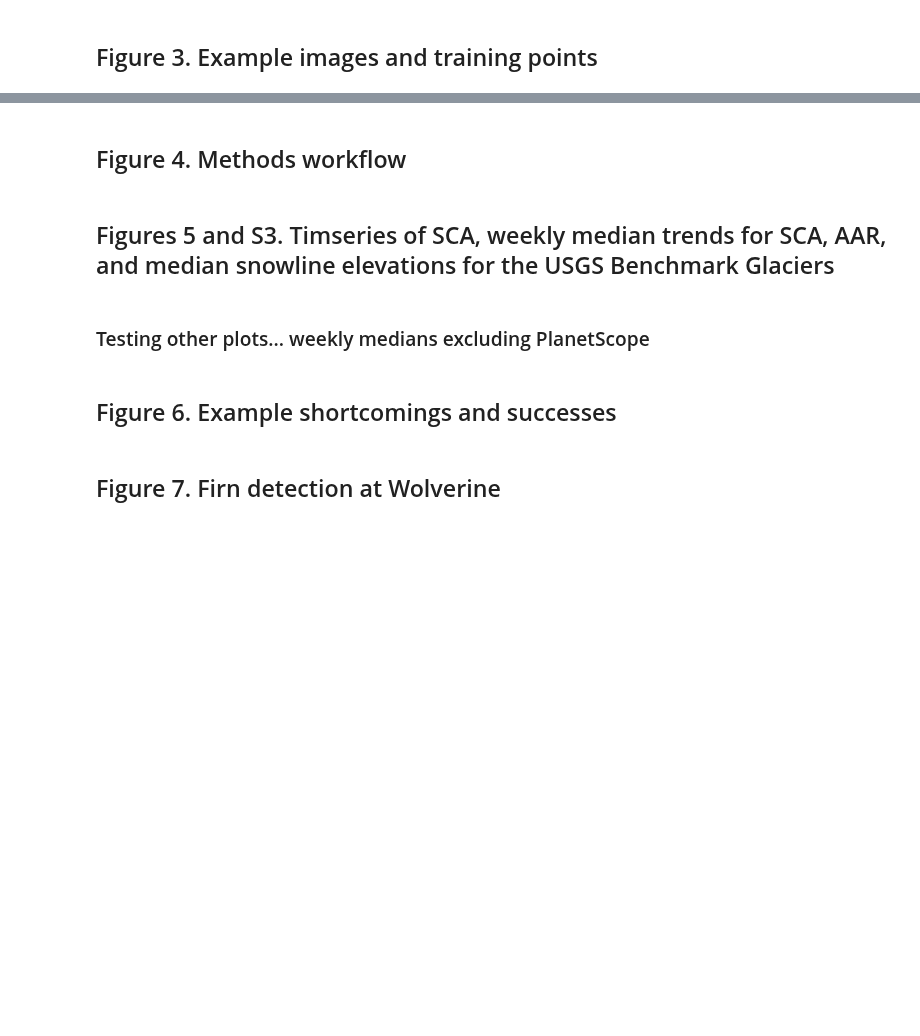
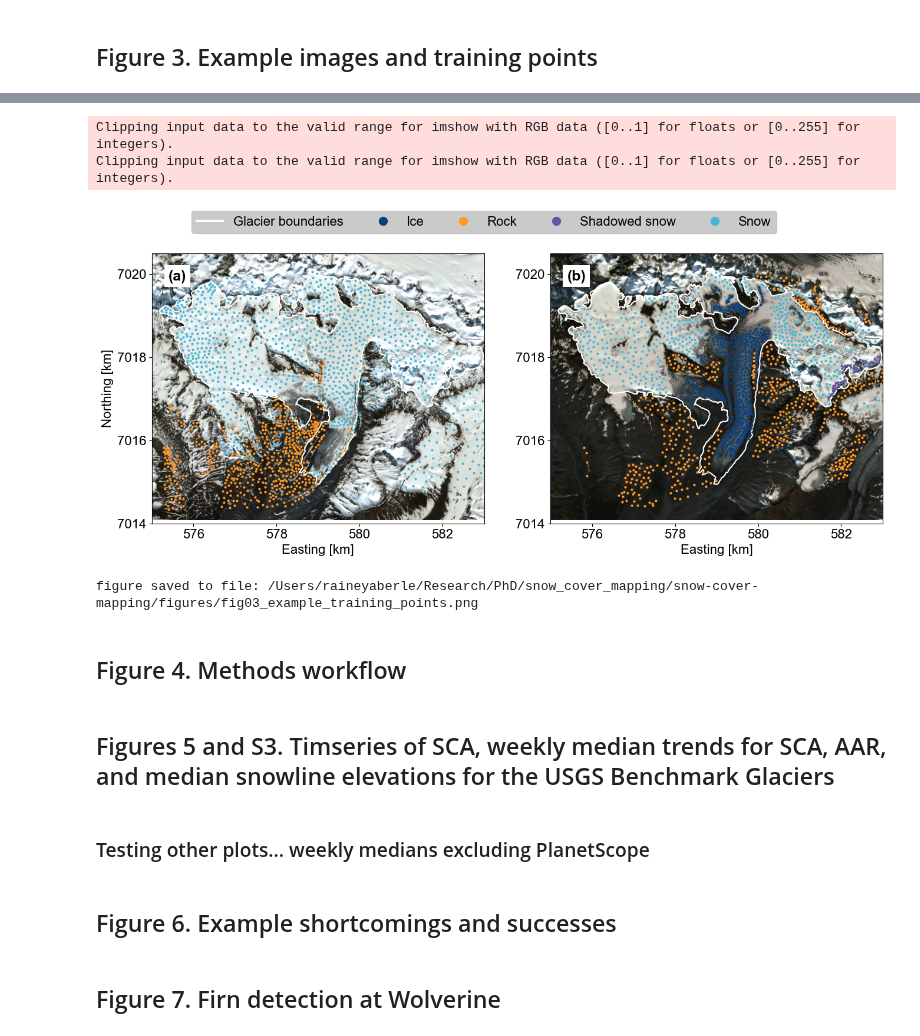
Before and after one commit to RaineyAbe/glacier-snow-cover-mapping, a Jupyter notebook: notebooks/make_figures.ipynb, the cells around one changed output, grey strips where cells are left out. Drawn from its saved outputs; the diff is of its cells as text; code cells hidden in the pictures; blank space fills up the shorter version.

```diff
--- a/notebooks/make_figures.ipynb
+++ b/notebooks/make_figures.ipynb
@@ -511,19 +565,10 @@ if save_figures:
 # %%
 from shapely.geometry import Polygon, MultiPolygon
 
-data_path = '/Users/raineyaberle/Google Drive/My Drive/Research/PhD/snow_cover_mapping/manually-classified-points/Sentinel-2/'
-im_dates = ['20210615', '20210802']
+# define path to manually classified points
 site_name = 'Gulkana'
-
-# load glacier outlines from file
-study_sites_path = '/Users/raineyaberle/Google Drive/My Drive/Research/CryoGARS-Glaciology/Advising/student-research/Alexandra-Friel/snow_cover_mapping_application/study-sites/'
-AOI_fn = study_sites_path + 'Gulkana/AOIs/Gulkana_USGS_glacier_outline_2021.shp'
-AOI = gpd.read_file(AOI_fn)
-AOI_color = 'w'
-
-# grab Sentinel-2_SR image file name
-os.chdir(data_path)
-im_fns = ['Gulkana_20210615T211519_20210615T211514_T06VWR.tif', 'Gulkana_20210802T212531_20210802T212655_T06VWR.tif']
+im_dates = ['20210615', '20210806']
+data_path = '/Volumes/LaCie/raineyaberle/Research/PhD/snow_cover_mapping/classified-points/'
 
 # set up figure
 fontsize = 16
@@ -532,19 +577,19 @@ fig, ax = plt.subplots(1, 2, figsize=(16,8))
 text_labels = ['(a)', '(b)']
 
 # iterate over images
-for i, (im_date, im_fn) in enumerate(zip(im_dates, im_fns)):
-    im = rxr.open_rasterio(im_fn)
+for i, (im_date, im) in enumerate(zip(im_dates, ims)):
+
     # grab CRS
     crs = im.rio.crs.to_epsg()
     im = im / 1e4
     AOI = AOI.to_crs(crs)
 
     # grab validation point names
-    data_pts_fns = sorted(glob.glob(site_name + '*' + im_date + '*.shp'))
+    data_pts_fns = sorted(glob.glob(os.path.join(data_path, site_name + '*' + im_date.replace('-', '') + '*.shp')))
 
     # Plot
     # RGB image
-    ax[i].imshow(np.dstack([im.data[3], im.data[2], im.data[1]]),
+    ax[i].imshow(np.dstack([im.B4.data[0] * 1e4, im.B3.data[0] * 1e4, im.B2.data[0] * 1e4]), #alpha=0.8,
                            extent=(np.min(im.x.data)/1e3, np.max(im.x.data)/1e3,
                                    np.min(im.y.data)/1e3, np.max(im.y.data)/1e3))
     # Glacier boundary
@@ -567,7 +612,11 @@ for i, (im_date, im_fn) in enumerate(zip(im_dates, im_fns)):
             color = colors_classified[0]
             label = 'Snow'
         elif 'snow-shadowed' in data_pts_fn:
-            color = colors_classified[1]
+            if i==0:
+                color = colors_classified[0]
+                data_pts = data_pts.iloc[np.arange(0, len(data_pts), step=2), :]
+            else:
+                color = colors_classified[1]
             label = 'Shadowed snow'
         elif 'ice' in data_pts_fn:
             color = colors_classified[2]
@@ -584,33 +633,38 @@ for i, (im_date, im_fn) in enumerate(zip(im_dates, im_fns)):
             else:
                 legend_label = '_nolegend'
             ax[i].plot(np.divide(point.geoms[0].coords.xy[0], 1e3), np.divide(point.geoms[0].coords.xy[1], 1e3),
                        '.', color=color, markersize=4, label=legend_label)
 
         ax[i].set_xlim(575, 583)
         ax[i].set_ylim(7014, 7020.5)
     # text label
     ax[i].text((ax[i].get_xlim()[1] - ax[i].get_xlim()[0]) * 0.05 + ax[i].get_xlim()[0],
                (ax[i].get_ylim()[1] - ax[i].get_ylim()[0]) * 0.9 + ax[i].get_ylim()[0],
                text_labels[i], fontsize=fontsize+2, fontweight='bold', bbox=dict(facecolor='white', edgecolor='none', pad=5))
     # axes ticks
     ax[i].set_xticks(np.arange(576, 583, 2))
     ax[i].set_yticks(np.arange(7014, 7021, 2))
 
 ax[0].set_xlabel('Easting [km]')
 ax[0].set_ylabel('Northing [km]')
 ax[1].set_xlabel('Easting [km]')
 legend = ax[1].legend(loc='lower right', bbox_to_anchor=[0.5, 1.05, 0.2, 0.2], markerscale=5, ncols=5, frameon=1)
 for line in legend.get_lines():
     line.set_linewidth(3.0)
 frame = legend.get_frame()
 frame.set_color('#bdbdbd')
 plt.show()
 
 # save figure
 if save_figures:
     fig_fn = os.path.join(figures_out_path, 'fig03_example_training_points.png')
     fig.savefig(fig_fn, dpi=250, facecolor='white', edgecolor='none', bbox_inches='tight')
     print('figure saved to file: ' + fig_fn)
+# %% [output]
+Clipping input data to the valid range for imshow with RGB data ([0..1] for floats or [0..255] for integers).
+Clipping input data to the valid range for imshow with RGB data ([0..1] for floats or [0..255] for integers).
+[figure, added]
+figure saved to file: /Users/raineyaberle/Research/PhD/snow_cover_mapping/snow-cover-mapping/figures/fig03_example_training_points.png
 # %% [markdown]
 ## Figure 4. Methods workflow
 # %%
```
Also changed, not shown: parts of 9 cells of this notebook, 8 other files.
